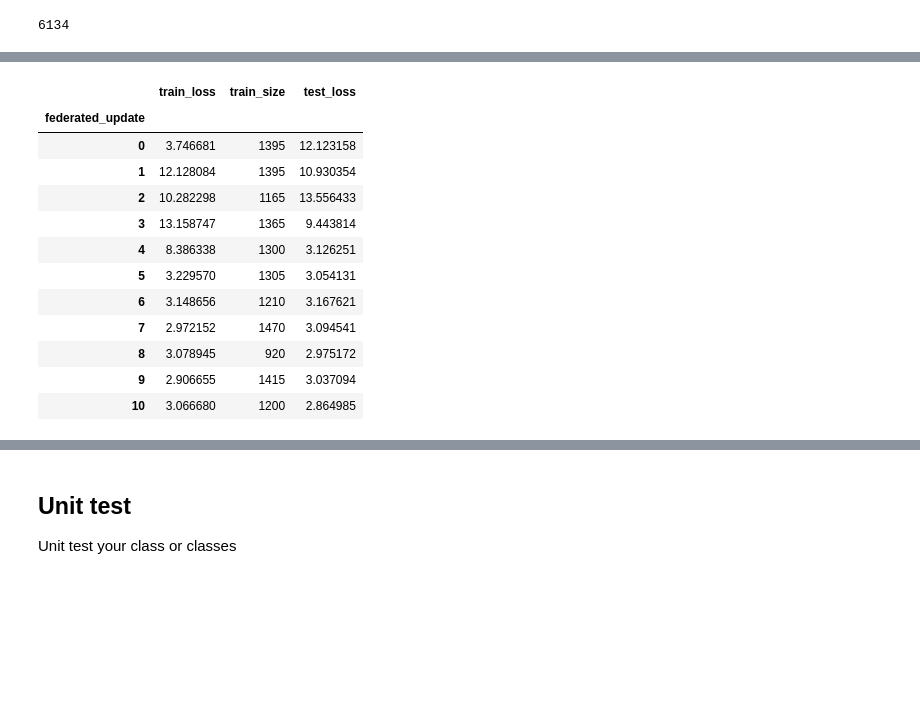
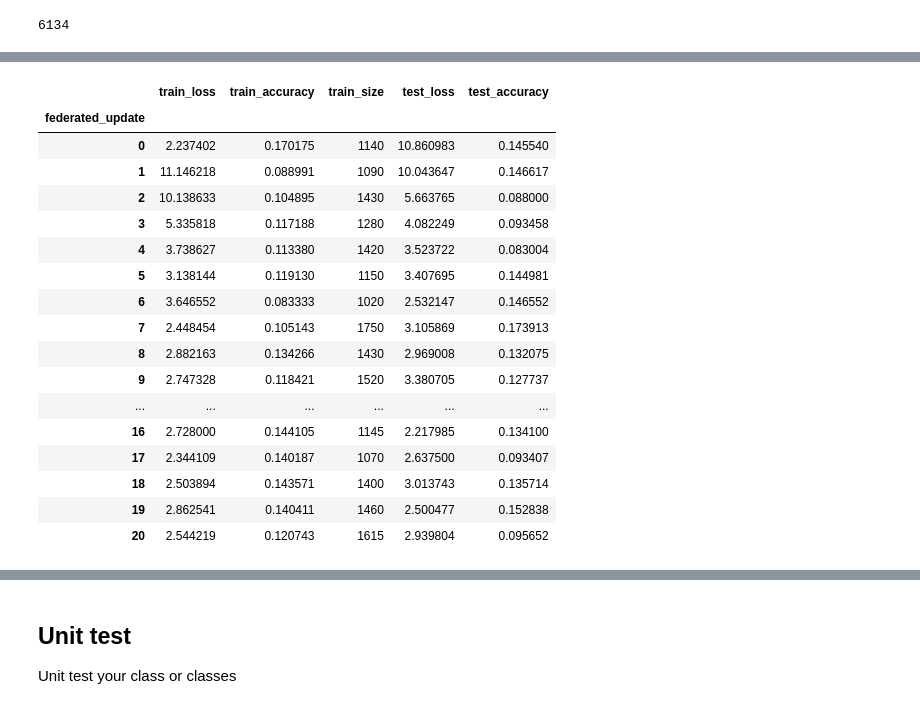
Before and after one commit to City-of-Helsinki/ml_federated_customer_journey, a Jupyter notebook: 01_model.ipynb, the cells around one changed output, grey strips where cells are left out. Drawn from its saved outputs; the diff is of its cells as text; code cells hidden in the pictures; blank space fills up the shorter version.

```diff
--- a/01_model.ipynb
+++ b/01_model.ipynb
@@ -68,11 +68,11 @@ test_split = 0.2
 toy_size = 0.1
 
 NUM_CLIENTS = 10
-NUM_EPOCHS = 10
+NUM_EPOCHS = 20
 BATCH_SIZE = 32
 SHUFFLE_BUFFER = 100
-PREFETCH_BUFFER = 10
-FEDERATED_UPDATES = 10
+PREFETCH_BUFFER = 32
+FEDERATED_UPDATES = 20
 # %% [markdown]
 Make immediate derivations from the parameters:
 # %%
@@ -182,17 +172,21 @@ array([[3, 0, 0, 0, 1, 0, 0, 0, 0],
 ## Define you ML model class
 
 Remember that you can also create base class and subclasses to utilize heritance!
-# %%
-def create_keras_model():
-    return tf.keras.models.Sequential(
-        [
-            tf.keras.layers.Input(9),
-            # tf.keras.layers.Dense(64, kernel_initializer="zeros", input_shape=(9,)),
-            tf.keras.layers.Dense(81, activation="sigmoid"),
-            tf.keras.layers.Dense(81, activation="relu"),
-            tf.keras.layers.Softmax(),  # tf.keras.layers.Dense(8, activation="Softmax"),
-        ]
-    )
+# %%
+# input layer
+def create_keras_model():
+    visible = tf.keras.layers.Input(shape=(9,))
+
+    hidden11 = tf.keras.layers.Dense(9, activation="relu", name="l1relu")(visible)
+    # hidden12 = tf.keras.layers.Dense(9, activation="softmax", name="l1softmax")(visible)
+    hidden12 = tf.keras.layers.Dense(9, name="softplus")(visible)
+    merge1 = tf.keras.layers.concatenate([hidden11, hidden12])
+
+    hidden2 = tf.keras.layers.Dense(16, activation="sigmoid", name="l2sigmoid")(merge1)
+
+    output = tf.keras.layers.Dense(9, activation="softmax", name="l3softmax")(hidden2)
+    model = tf.keras.Model(inputs=visible, outputs=output)
+    return model
 # %%
 def model_fn():
     # We _must_ create a new model here, and _not_ capture it from an external
@@ -290,8 +278,10 @@ metrics_df = pd.DataFrame(
     {
         "federated_update": [0],
         "train_loss": [train_metrics["train"]["loss"]],
+        "train_accuracy": [train_metrics["train"]["sparse_categorical_accuracy"]],
         "train_size": [train_metrics["stat"]["num_examples"]],
         "test_loss": [test_metrics["loss"]],
+        "test_accuracy": [test_metrics["sparse_categorical_accuracy"]],
     }
 )  # , 'test_loss': float, 'test_size':int})
 
@@ -305,8 +295,12 @@ for i in range(FEDERATED_UPDATES):
                 {
                     "federated_update": [i + 1],
                     "train_loss": [train_metrics["train"]["loss"]],
+                    "train_accuracy": [
+                        train_metrics["train"]["sparse_categorical_accuracy"]
+                    ],
                     "train_size": [train_metrics["stat"]["num_examples"]],
                     "test_loss": [test_metrics["loss"]],
+                    "test_accuracy": [test_metrics["sparse_categorical_accuracy"]],
                 }
             ),
         ),
@@ -330,16 +330,21 @@ federated_update  10, metrics=OrderedDict([('broadcast', ()), ('aggregation', Or
-|  | train_loss | train_size | test_loss |
-| federated_update |  |  |  |
-| 0 | 3.746681 | 1395 | 12.123158 |
-| 1 | 12.128084 | 1395 | 10.930354 |
-| 2 | 10.282298 | 1165 | 13.556433 |
-| 3 | 13.158747 | 1365 | 9.443814 |
-| 4 | 8.386338 | 1300 | 3.126251 |
-| 5 | 3.229570 | 1305 | 3.054131 |
-| 6 | 3.148656 | 1210 | 3.167621 |
-| 7 | 2.972152 | 1470 | 3.094541 |
-| 8 | 3.078945 | 920 | 2.975172 |
-| 9 | 2.906655 | 1415 | 3.037094 |
-| 10 | 3.066680 | 1200 | 2.864985 |
+|  | train_loss | train_accuracy | train_size | test_loss | test_accuracy |
+| federated_update |  |  |  |  |  |
+| 0 | 2.237402 | 0.170175 | 1140 | 10.860983 | 0.145540 |
+| 1 | 11.146218 | 0.088991 | 1090 | 10.043647 | 0.146617 |
+| 2 | 10.138633 | 0.104895 | 1430 | 5.663765 | 0.088000 |
+| 3 | 5.335818 | 0.117188 | 1280 | 4.082249 | 0.093458 |
+| 4 | 3.738627 | 0.113380 | 1420 | 3.523722 | 0.083004 |
+| 5 | 3.138144 | 0.119130 | 1150 | 3.407695 | 0.144981 |
+| 6 | 3.646552 | 0.083333 | 1020 | 2.532147 | 0.146552 |
+| 7 | 2.448454 | 0.105143 | 1750 | 3.105869 | 0.173913 |
+| 8 | 2.882163 | 0.134266 | 1430 | 2.969008 | 0.132075 |
+| 9 | 2.747328 | 0.118421 | 1520 | 3.380705 | 0.127737 |
+| ... | ... | ... | ... | ... | ... |
+| 16 | 2.728000 | 0.144105 | 1145 | 2.217985 | 0.134100 |
+| 17 | 2.344109 | 0.140187 | 1070 | 2.637500 | 0.093407 |
+| 18 | 2.503894 | 0.143571 | 1400 | 3.013743 | 0.135714 |
+| 19 | 2.862541 | 0.140411 | 1460 | 2.500477 | 0.152838 |
+| 20 | 2.544219 | 0.120743 | 1615 | 2.939804 | 0.095652 |
 # %%
 metrics_df.plot(y=["train_loss", "test_loss"])
 # %% [output]
```
Also changed, not shown: parts of 8 cells of this notebook.
